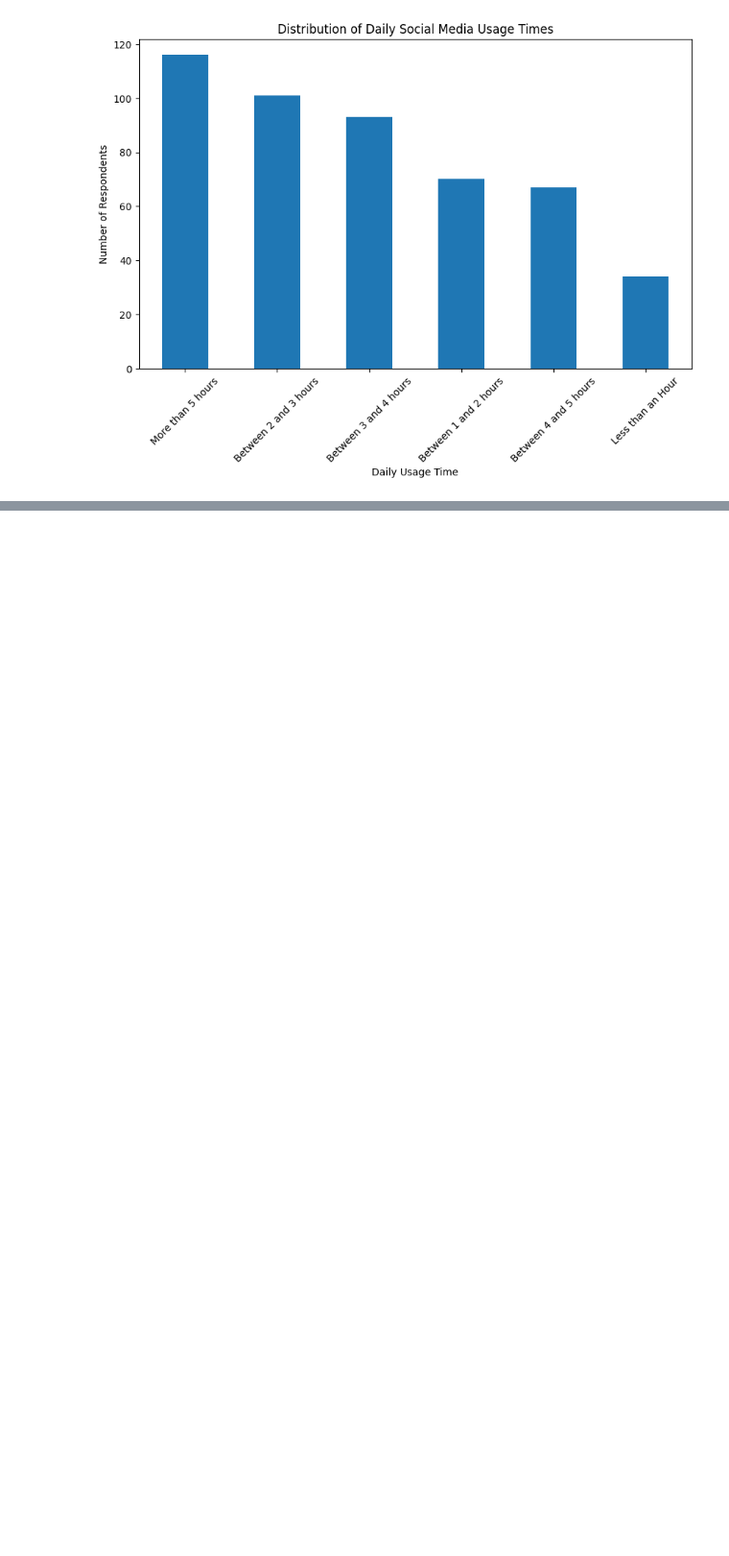
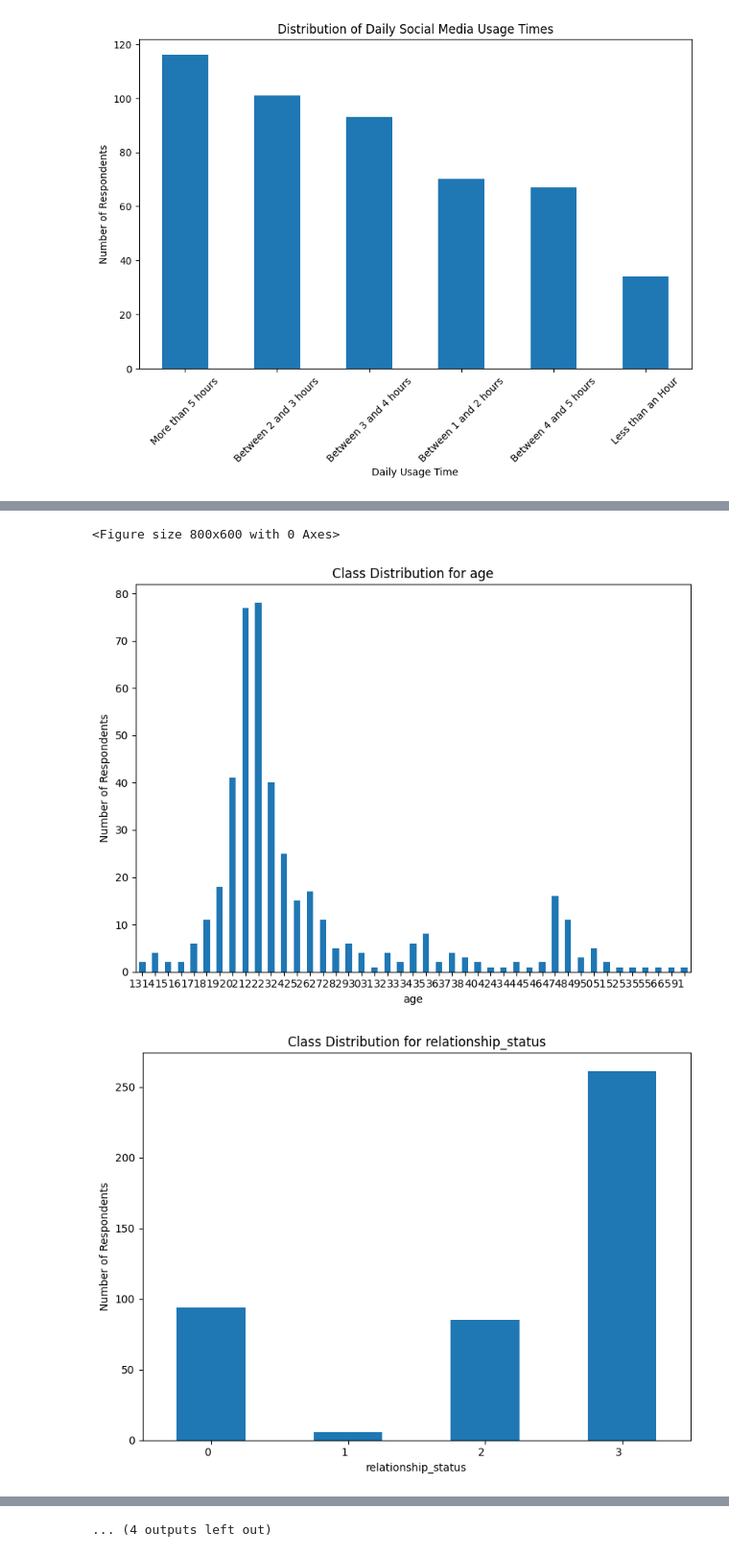
Before and after one commit to kengomatsuo/data-mining-aol, a Jupyter notebook: data-mining-aol.ipynb, the cells around one changed output, grey strips where cells are left out. Shown at 96% size. Drawn from its saved outputs; the diff is of its cells as text; code cells hidden in the pictures; blank space fills up the shorter version.

```diff
--- a/data-mining-aol.ipynb
+++ b/data-mining-aol.ipynb
@@ -127,0 +291,31 @@ plt.show()
+# %%
+le = LabelEncoder()
+
+# Encode categorical variables
+categorical_columns = [
+  # "gender",
+	# "relationship_status",
+]
+
+# Manually encode gender with specific mapping, removed Non-binary
+# since it doesn't provide enough context.
+smmh = smmh[smmh['gender'] != 'Non-binary']
+gender_mapping = {"Male": 0, "Female": 1}
+smmh['gender'] = smmh['gender'].map(gender_mapping)
+
+# Manually encode relationship_status
+relationship_mapping = {
+	"Married": 0,
+	"Divorced": 1,
+	"In a relationship": 2,
+	"Single": 3
+}
+smmh['relationship_status'] = smmh['relationship_status'].map(relationship_mapping)
+
+for col in categorical_columns:
+		smmh[col] = le.fit_transform(smmh[col])
+
+# age as integer
+smmh['age'] = smmh['age'].astype(int)
+
+smmh.info()
@@ -127,0 +340,17 @@ plt.show()
+# %%
+# Check all classes for imbalance
+plt.figure(figsize=(8, 6))
+for col in smmh.select_dtypes(include=['object', 'int', 'float']).columns:
+	counts = smmh[col].value_counts().sort_index()
+	if len(counts) > 2:  # only plot if more than 2 values
+		plt.figure(figsize=(8, 6))
+		counts.plot(kind='bar', title=f'Class Distribution for {col}')
+		plt.xlabel(col)
+		plt.ylabel('Number of Respondents')
+		plt.xticks(rotation=0, ha='right')
+		plt.tight_layout()
+		plt.show()
+# %% [output]
+<Figure size 800x600 with 0 Axes>
+[figure, added]
+[figure, added]
@@ -127,0 +366 @@ plt.show()
+... (4 outputs left out)
```
Also changed, not shown: parts of 85 cells of this notebook, 1 other file.
